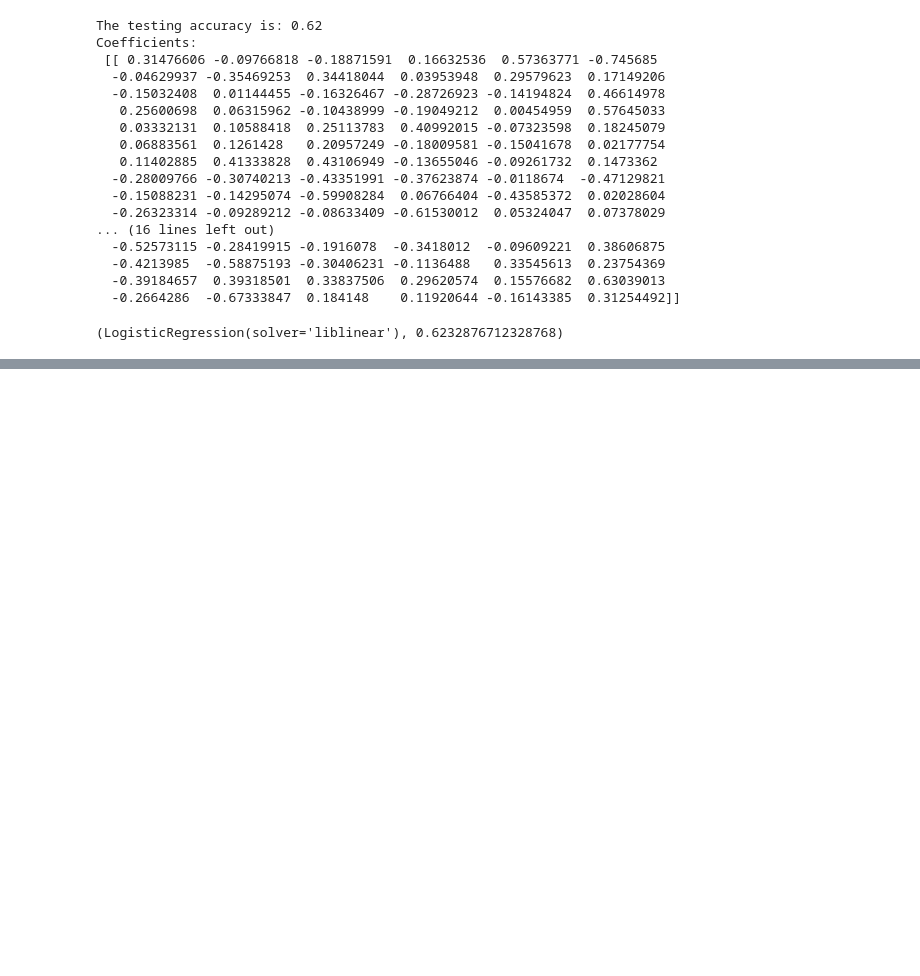
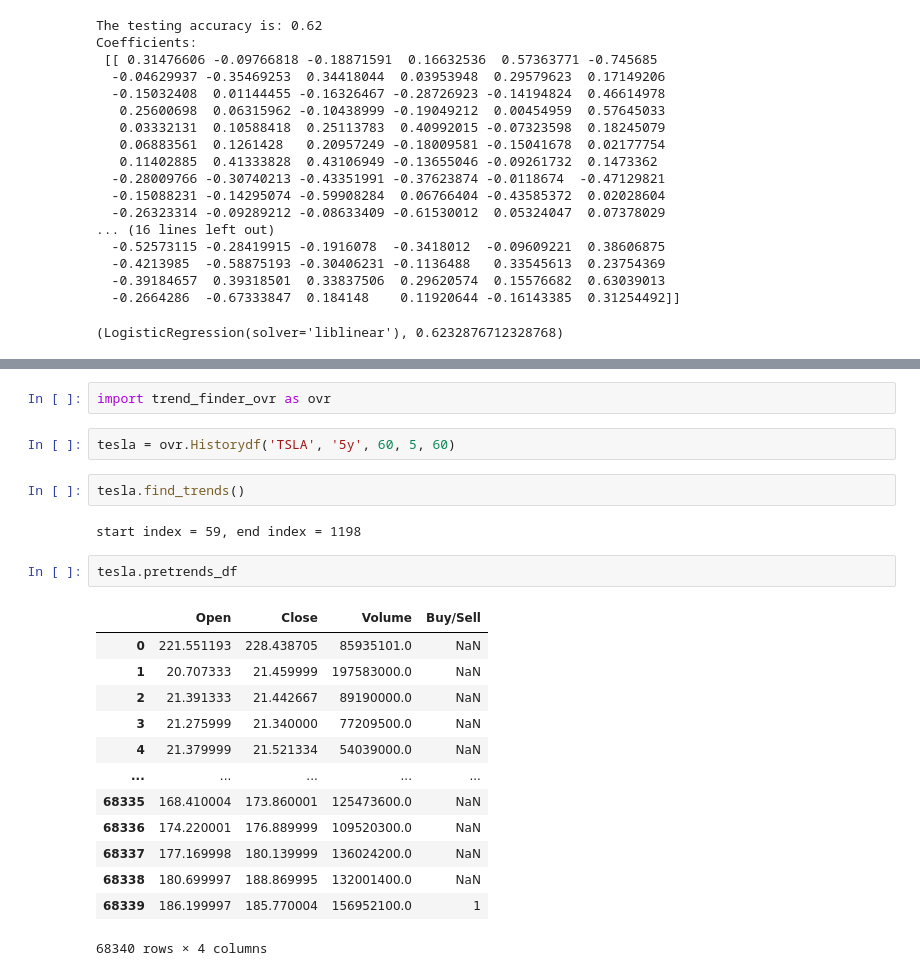
Before and after one commit to adamB6/stock_trend_pred, a Jupyter notebook: trend_predicter.ipynb, the cells around one changed output, grey strips where cells are left out. Cells and saved outputs as stored; diff of their text form; blank space fills up the shorter version.

```diff
--- a/trend_predicter.ipynb
+++ b/trend_predicter.ipynb
@@ -100,0 +110,24 @@ Coefficients:
+# %%
+import trend_finder_ovr as ovr
+# %%
+tesla = ovr.Historydf('TSLA', '5y', 60, 5, 60)
+# %%
+tesla.find_trends()
+# %% [output]
+start index = 59, end index = 1198
+# %%
+tesla.pretrends_df
+# %% [output]
+|  | Open | Close | Volume | Buy/Sell |
+| 0 | 221.551193 | 228.438705 | 85935101.0 | NaN |
+| 1 | 20.707333 | 21.459999 | 197583000.0 | NaN |
+| 2 | 21.391333 | 21.442667 | 89190000.0 | NaN |
+| 3 | 21.275999 | 21.340000 | 77209500.0 | NaN |
+| 4 | 21.379999 | 21.521334 | 54039000.0 | NaN |
+| ... | ... | ... | ... | ... |
+| 68335 | 168.410004 | 173.860001 | 125473600.0 | NaN |
+| 68336 | 174.220001 | 176.889999 | 109520300.0 | NaN |
+| 68337 | 177.169998 | 180.139999 | 136024200.0 | NaN |
+| 68338 | 180.699997 | 188.869995 | 132001400.0 | NaN |
+| 68339 | 186.199997 | 185.770004 | 156952100.0 | 1 |
+68340 rows × 4 columns
```
Also changed, not shown: parts of 7 cells of this notebook, 4 other files.
